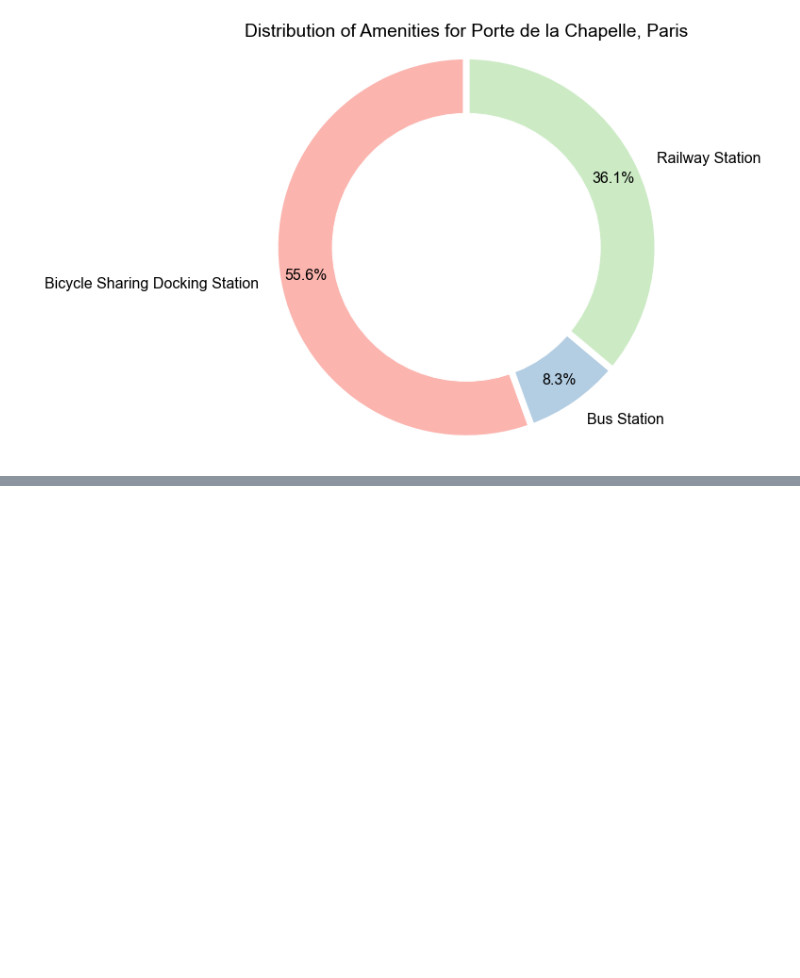
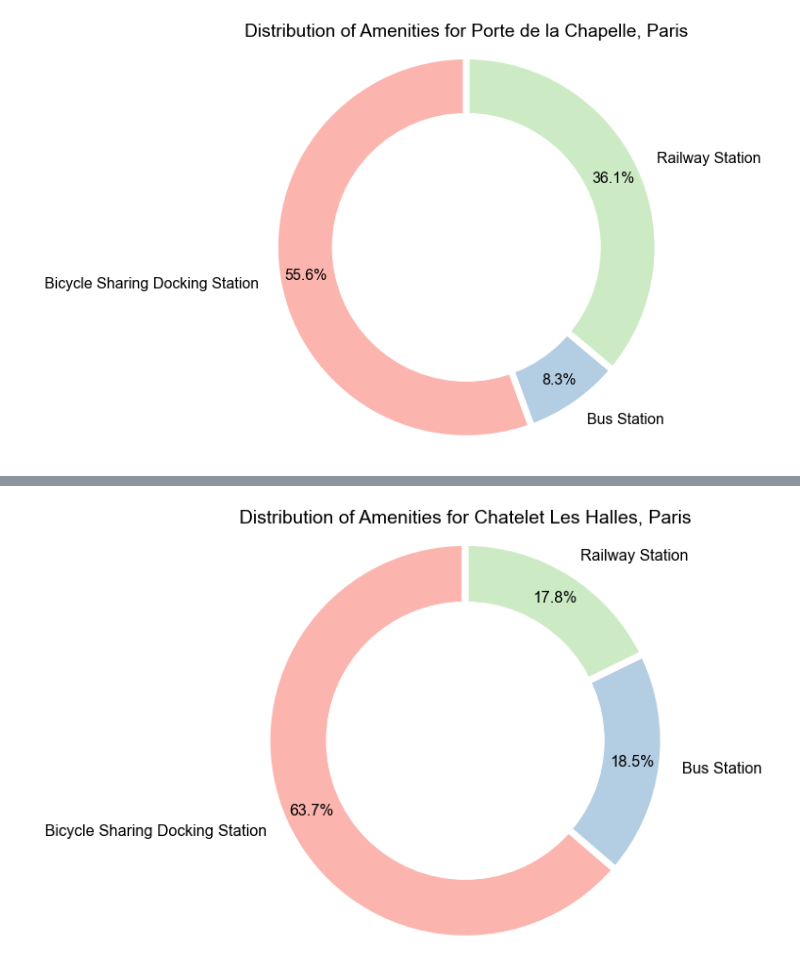
Before and after one commit to yubocai-poly/BATO-MOUTCHE-Extension, a Jupyter notebook: transportation/basic_stats.ipynb, the cells around one changed output, grey strips where cells are left out. Drawn from its saved outputs; the diff is of its cells as text; code cells hidden in the pictures; blank space fills up the shorter version.

```diff
--- a/transportation/basic_stats.ipynb
+++ b/transportation/basic_stats.ipynb
@@ -118,4 +122,9 @@ graph_composition_chart.show()
 [figure]
+# %%
+graph_composition_chart = hs.composition_chart_public_transportation(stations_count_df, place='Chatelet Les Halles, Paris', font_size=16, font_name='Arial')
+graph_composition_chart.show()
+# %% [output]
+[figure, added]
 # %%
 graph_compare_places = hs.compare_places_public_transportation(stations_count_df)
 graph_compare_places.show()
```
Also changed, not shown: parts of 4 cells of this notebook, 21 other files.
